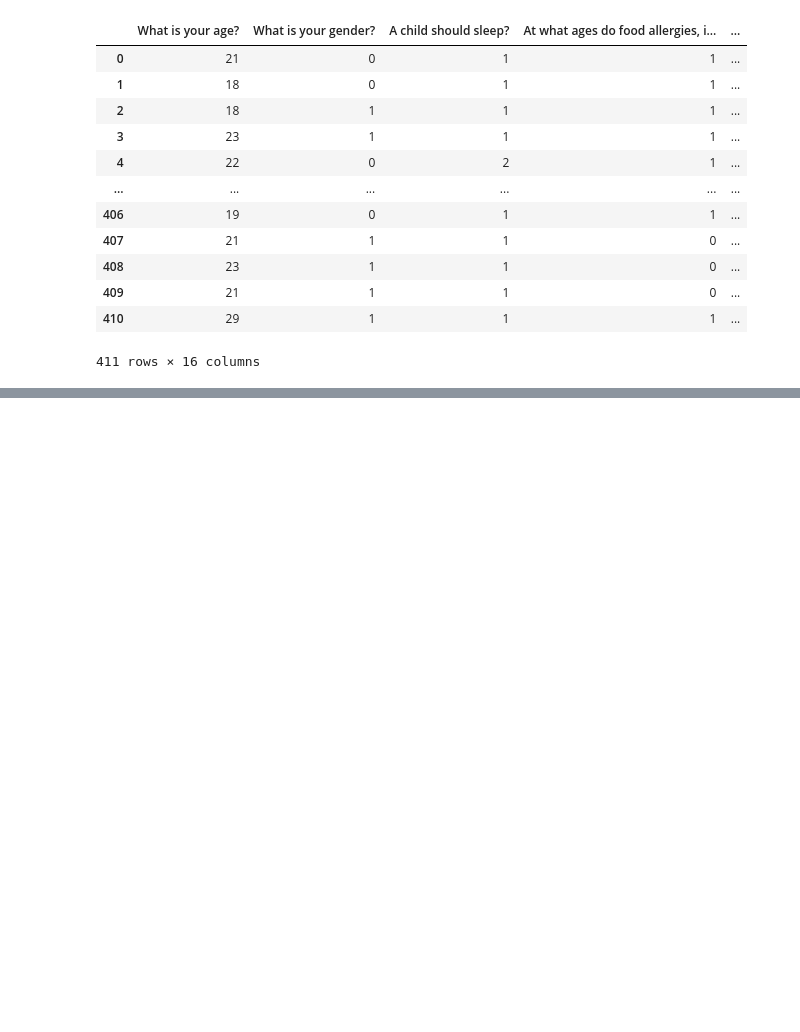
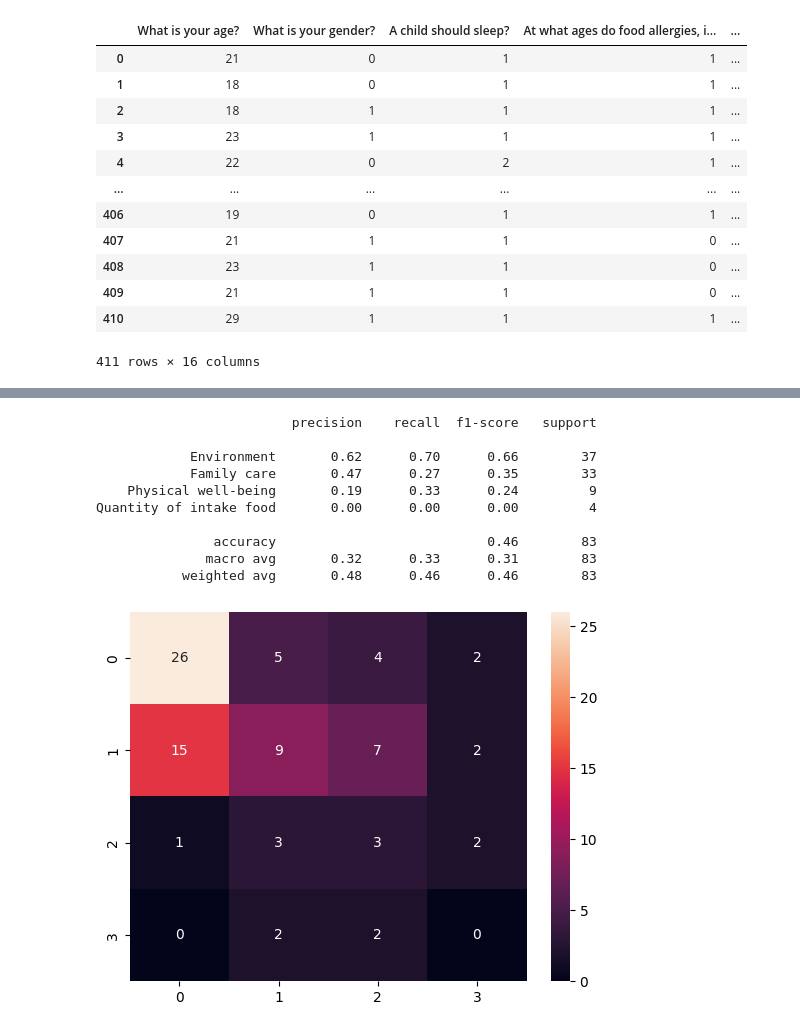
Before and after one commit to delowarshizar/Practice, a Jupyter notebook: labdml26.ipynb, the cells around one changed output, grey strips where cells are left out. Cells and saved outputs as stored; diff of their text form; code cells hidden in the pictures; blank space fills up the shorter version.

```diff
--- a/labdml26.ipynb
+++ b/labdml26.ipynb
@@ -98,3 +98,6 @@ df
 | 409 | 21 | 1 | 1 | 0 | ... |
 | 410 | 29 | 1 | 1 | 1 | ... |
 411 rows × 16 columns
+# %%
+x=df.drop(df.columns[5],axis=1)
+x
@@ -100,0 +193,18 @@ df
+# %%
+from sklearn.metrics import accuracy_score,confusion_matrix,classification_report
+ypred=lr.predict(xtest)
+accuracy_score(ytest,ypred)
+sns.heatmap(confusion_matrix(ytest,ypred),annot=True)
+print(classification_report(ytest,ypred))
+# %% [output]
+                         precision    recall  f1-score   support
+
+            Environment       0.62      0.70      0.66        37
+            Family care       0.47      0.27      0.35        33
+    Physical well-being       0.19      0.33      0.24         9
+Quantity of intake food       0.00      0.00      0.00         4
+
+               accuracy                           0.46        83
+              macro avg       0.32      0.33      0.31        83
+           weighted avg       0.48      0.46      0.46        83
+[figure, added]
```
Also changed, not shown: parts of 20 cells of this notebook.
